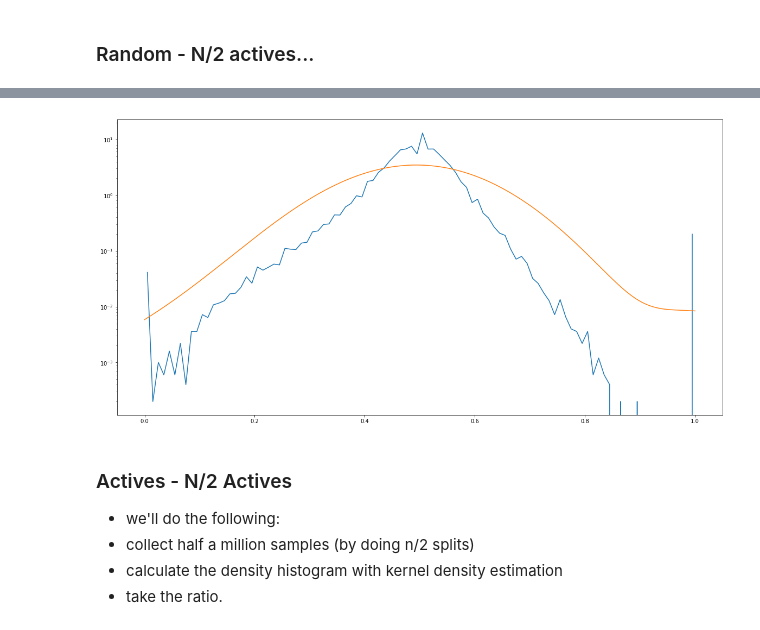
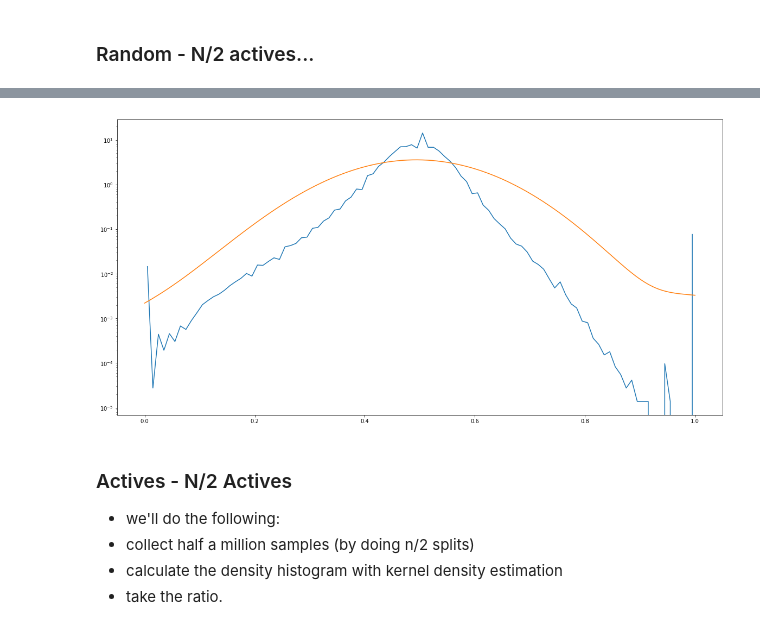
Before and after one commit to owatson/PenalizedPrediction, a Jupyter notebook: MalariaRedoAppendix2.ipynb, the cells around one changed output, grey strips where cells are left out. Cells and saved outputs as stored; diff of their text form; code cells hidden in the pictures.

```diff
--- a/MalariaRedoAppendix2.ipynb
+++ b/MalariaRedoAppendix2.ipynb
@@ -67,0 +159,21 @@ else:
+# %%
+%%time
+redo = False
+np.random.seed(42)
+if redo:
+    all_dists_long_n2 = np.asarray([])
+    base_idcs = np.random.choice(fpa.shape[0], int(fpa.shape[0]/2), replace=False)
+    for fn in std_files:
+        df0 = pd.read_pickle(fn)
+        N = df0.shape[0]
+        i = 0
+        while (i < N - 1):
+            idcs = np.arange(i, min(N, i+10000))
+            fpr = np.asarray([x for x in df0.iloc[idcs].fps.values])
+            blk_dists = nanmin(cdist(fpr, fpa[base_idcs], metric='jaccard'),axis=1)
+            all_dists_long_n2 = np.concatenate((blk_dists, all_dists_long_n2))
+            i += 10000
+            pass
+    np.save('all_dists_long_n2.npy', all_dists_long_n2)
+else:
+    all_dists_long_n2 = np.load('all_dists_long_n2.npy')
@@ -150,11 +247,13 @@ from sklearn.neighbors import KernelDensity
 # %% [markdown]
 ### Random - N/2 actives...
 # %%
+%%time
+from sklearn.neighbors import KernelDensity
 X_plot = np.linspace(0, 1, 1000)[:, np.newaxis]
-X = all_distsN2[~np.isnan(all_distsN2)][:, np.newaxis]
+X = all_dists_long_n2[~np.isnan(all_dists_long_n2)][:, np.newaxis]
 kde = KernelDensity(kernel='gaussian', bandwidth=0.1).fit(X)
 log_densRA = kde.score_samples(X_plot)
-mra_hist = np.histogram(all_distsN2[~np.isnan(all_distsN2)], density=True, bins=100)
+mra_hist = np.histogram(all_dists_long_n2[~np.isnan(all_dists_long_n2)], density=True, bins=100)
 x_axis = 0.5*(mra_hist[1][1:] + mra_hist[1][:-1])
 plt.plot(x_axis, mra_hist[0])
 plt.plot(X_plot[:,0], np.exp(log_densRA))
@@ -163,4 +264,4 @@ _ = plt.yscale('log')
-[figure, old version]
+[figure, new version]
 # %% [markdown]
 ### Actives - N/2 Actives
 
```
Also changed, not shown: parts of 41 cells of this notebook, 11 other files.
